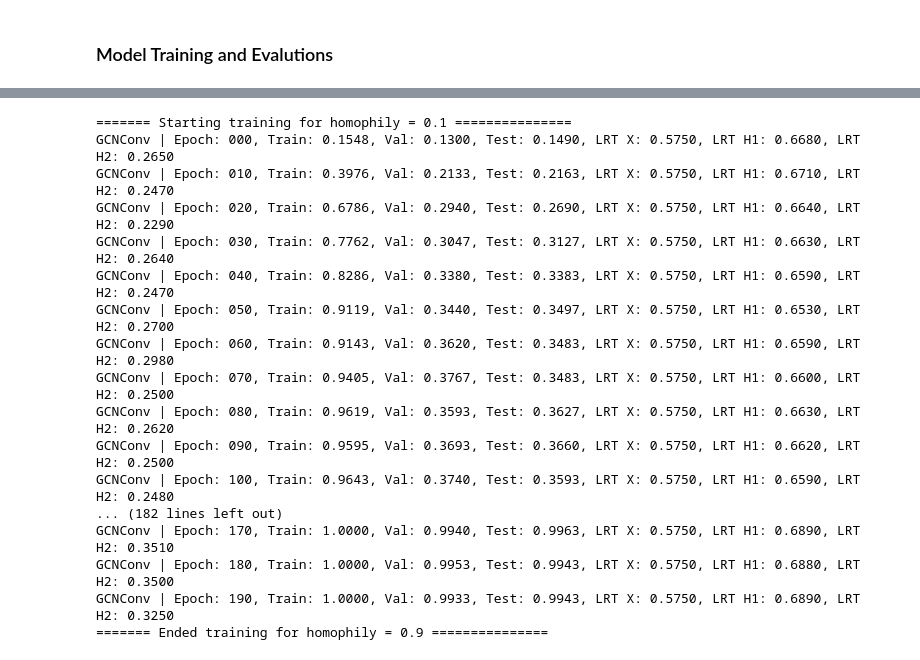
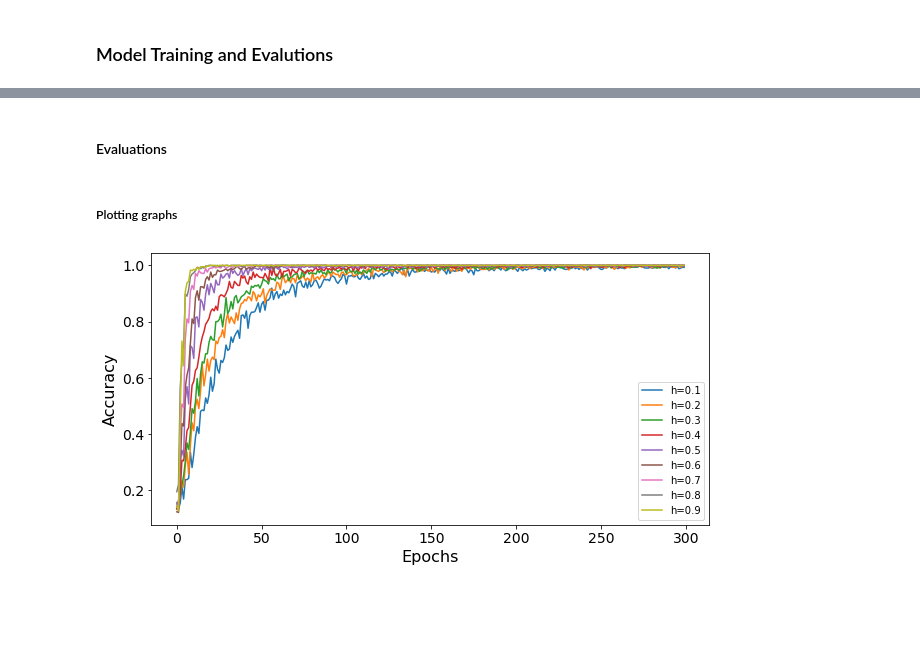
Before and after one commit to sannat17/CSC413-Project, a Jupyter notebook: experiment.ipynb, the cells around one changed output, grey strips where cells are left out. Drawn from its saved outputs; the diff is of its cells as text; code cells hidden in the pictures; blank space fills up the shorter version.

```diff
--- a/experiment.ipynb
+++ b/experiment.ipynb
@@ -30,9 +32,9 @@ epoch_test_lists = {}
 
 # hyperparameters
 args = {"num_datasets_per_ratio": 3,
-        "num_nodes_per_class": 500,
-        "average_degree": 4,
-        "epochs": 200,
+        "num_nodes_per_class": 400,
+        "average_degree": 10,
+        "epochs": 300,
         "lr": 0.001,
         "weight_decay": 5e-4,
         "hidden_channels": 128,
@@ -127,6 +110,7 @@ class Net(torch.nn.Module):
         conv_layer_2 = self.conv2(drop_out_layer, edge_index, edge_attr)
         return F.log_softmax(conv_layer_2, dim=1)
 
+
     def embed(self, data):
         x, edge_index, edge_attr = data.x, data.edge_index, data.edge_attr
         return self.conv1(x, edge_index, edge_attr)
@@ -140,7 +124,7 @@ class Net(torch.nn.Module):
             mask = data.train_mask
         (F.nll_loss(self(data)[mask], data.y[mask]) / self.args["num_datasets_per_ratio"]).backward()
 
-        if idx is None or idx == self.args["num_datasets_per_ratio"] - 1:
+        if idx is None or idx == self.args["num_datasets_per_ratio"] - 1 or self.args["num_datasets_per_ratio"] == 1:
             self.optimizer.step()
             self.optimizer.zero_grad()
 
@@ -190,6 +174,7 @@ class Net(torch.nn.Module):
 
             for data_syn in data_syn_list:
                 self.train_model(data_syn, idx=epoch % self.args["num_datasets_per_ratio"])
+
                 train_acc, val_acc, test_acc = self.test(data_syn, idx=epoch % self.args["num_datasets_per_ratio"])
                 train_list.append(train_acc)
                 val_list.append(val_acc)
@@ -217,3 +233,7 @@ class Net(torch.nn.Module):
+# %% [markdown]
+#### Evaluations
+# %% [markdown]
+##### Plotting graphs
 # %%
 def training_plot(train_accuracy, validation_accuracy, homophily_ratio):
     """Saves a plot of the training and validation loss curves."""
@@ -226,29 +246,25 @@ def training_plot(train_accuracy, validation_accuracy, homophily_ratio):
     plt.yticks(fontsize=14)
     plt.tight_layout()
     plt.savefig(f"./training_plots/h_{homophily_ratio}_epoch_accuracy.png")
-# %%
-for ratio in homophily_ratios:
-    print("======= Starting training for homophily =", ratio, "===============")
-    model = Net(args)
-    epoch_train_list, epoch_val_list, epoch_test_list = model.fit(data_syn_list=datasets[ratio])
-    models[ratio] = model
-    epoch_train_lists[ratio], epoch_val_lists[ratio], epoch_test_lists[ratio] = epoch_train_list, epoch_val_list, epoch_test_list
-    print("======= Ended training for homophily =", ratio, "===============")
-# %% [output]
-======= Starting training for homophily = 0.1 ===============
-GCNConv | Epoch: 000, Train: 0.1548, Val: 0.1300, Test: 0.1490, LRT X: 0.5750, LRT H1: 0.6680, LRT H2: 0.2650
-GCNConv | Epoch: 010, Train: 0.3976, Val: 0.2133, Test: 0.2163, LRT X: 0.5750, LRT H1: 0.6710, LRT H2: 0.2470
-GCNConv | Epoch: 020, Train: 0.6786, Val: 0.2940, Test: 0.2690, LRT X: 0.5750, LRT H1: 0.6640, LRT H2: 0.2290
-GCNConv | Epoch: 030, Train: 0.7762, Val: 0.3047, Test: 0.3127, LRT X: 0.5750, LRT H1: 0.6630, LRT H2: 0.2640
-GCNConv | Epoch: 040, Train: 0.8286, Val: 0.3380, Test: 0.3383, LRT X: 0.5750, LRT H1: 0.6590, LRT H2: 0.2470
-GCNConv | Epoch: 050, Train: 0.9119, Val: 0.3440, Test: 0.3497, LRT X: 0.5750, LRT H1: 0.6530, LRT H2: 0.2700
-GCNConv | Epoch: 060, Train: 0.9143, Val: 0.3620, Test: 0.3483, LRT X: 0.5750, LRT H1: 0.6590, LRT H2: 0.2980
-GCNConv | Epoch: 070, Train: 0.9405, Val: 0.3767, Test: 0.3483, LRT X: 0.5750, LRT H1: 0.6600, LRT H2: 0.2500
-GCNConv | Epoch: 080, Train: 0.9619, Val: 0.3593, Test: 0.3627, LRT X: 0.5750, LRT H1: 0.6630, LRT H2: 0.2620
-GCNConv | Epoch: 090, Train: 0.9595, Val: 0.3693, Test: 0.3660, LRT X: 0.5750, LRT H1: 0.6620, LRT H2: 0.2500
-GCNConv | Epoch: 100, Train: 0.9643, Val: 0.3740, Test: 0.3593, LRT X: 0.5750, LRT H1: 0.6590, LRT H2: 0.2480
-... (182 lines left out)
-GCNConv | Epoch: 170, Train: 1.0000, Val: 0.9940, Test: 0.9963, LRT X: 0.5750, LRT H1: 0.6890, LRT H2: 0.3510
-GCNConv | Epoch: 180, Train: 1.0000, Val: 0.9953, Test: 0.9943, LRT X: 0.5750, LRT H1: 0.6880, LRT H2: 0.3500
-GCNConv | Epoch: 190, Train: 1.0000, Val: 0.9933, Test: 0.9943, LRT X: 0.5750, LRT H1: 0.6890, LRT H2: 0.3250
-======= Ended training for homophily = 0.9 ===============
+# %%
+# Saving the plot of all validation accuracies of models made on different homophily ratios
+def plot_accuracies_by_homophilies(accuracies: dict, homophily_ratios: list, filename: str):
+  plt.figure(figsize=(10, 5))
+  for ratio in homophily_ratios:
+
+    accuracy = accuracies[ratio]
+    plt.plot(range(len(accuracy)), accuracy, label=f"h={ratio}")
+    plt.legend()
+
+  plt.xlabel("Epochs", fontsize=16)
+  plt.ylabel("Accuracy", fontsize=16)
+  plt.xticks(fontsize=14)
+  plt.yticks(fontsize=14)
+  plt.legend()
+  # plt.tight_layout()
+  plt.savefig(filename)
+# %%
+# Training accuracies over epochs
+plot_accuracies_by_homophilies(epoch_train_lists, homophily_ratios, "./plots/epoch_train_accuracies_GCN_300.jpg")
+# %% [output]
+[figure, added]
```
Also changed, not shown: parts of 25 cells of this notebook.
